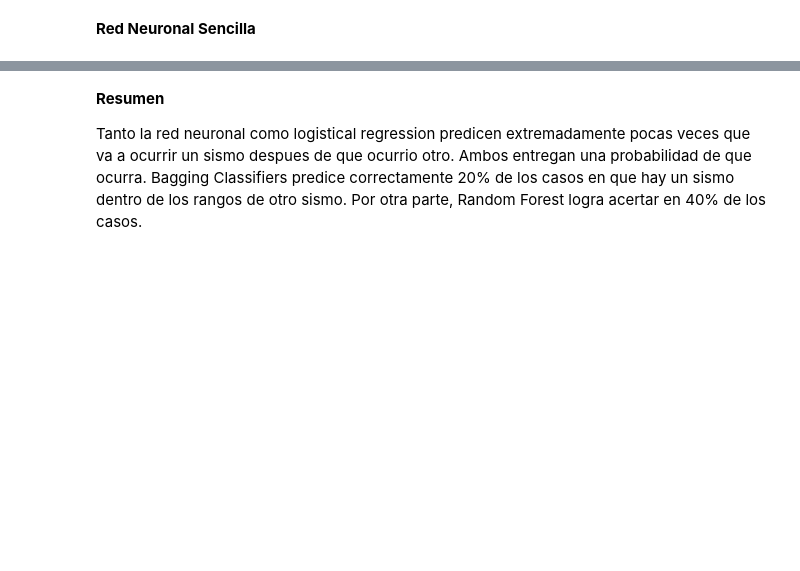
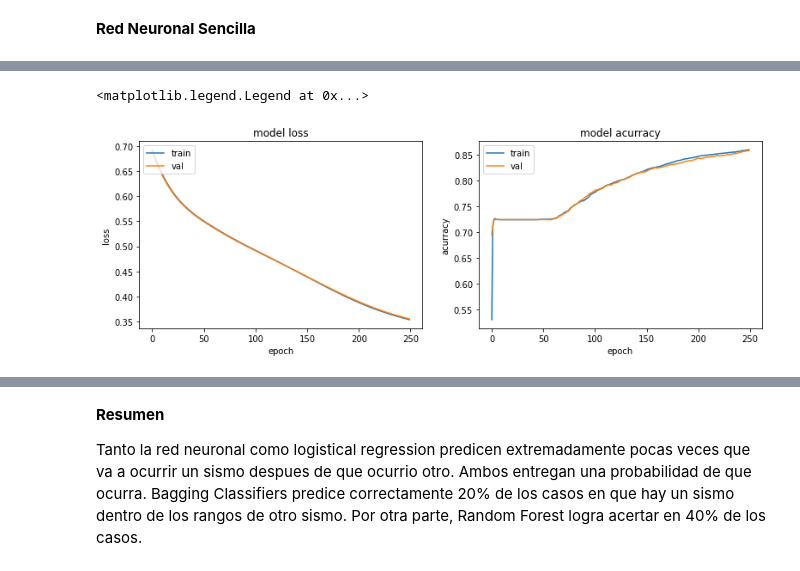
Before and after one commit to s-manterola/Earthquake, a Jupyter notebook: Earthquake.ipynb, the cells around one changed output, grey strips where cells are left out. Cells and saved outputs as stored; diff of their text form; code cells hidden in the pictures; blank space fills up the shorter version.

```diff
--- a/Earthquake.ipynb
+++ b/Earthquake.ipynb
@@ -326,7 +355,10 @@ weighted avg       0.72      0.74      0.65      4683
 # %%
 scaler = StandardScaler()
 
-X = pd.DataFrame(scaler.fit_transform(df.drop(['Replicas', 'Date', 'Time', 'DateTime'], axis = 1)))
+X = pd.DataFrame(df.drop(['Replicas', 'Date', 'Time', 'DateTime'], axis = 1))
+y = df['Replicas']
+
+X = scaler.fit_transform(X)
 # %%
 X_train, X_test, y_train, y_test = train_test_split(X, y, test_size=0.2, random_state=42)
 # %%
@@ -398,2 +435,23 @@ Accuracy: 0.7202647924423218
+# %%
+fig = plt.figure(figsize = (13,4))
+ax1 = fig.add_subplot(1,2,1)
+
+ax1.plot(history.history['loss'])
+ax1.plot(history.history['val_loss'])
+ax1.set_title('model loss')
+ax1.set_ylabel('loss')
+ax1.set_xlabel('epoch')
+ax1.legend(['train', 'val'], loc='upper left')
+
+ax2 = fig.add_subplot(1,2,2)
+ax2.plot(history.history['accuracy'])
+ax2.plot(history.history['val_accuracy'])
+ax2.set_title('model acurracy')
+ax2.set_ylabel('acurracy')
+ax2.set_xlabel('epoch')
+ax2.legend(['train', 'val'], loc='upper left')
+# %% [output]
+<matplotlib.legend.Legend at 0x...>
+[figure, added]
 # %%
 pro_pre = model.predict(X_test)
```
Also changed, not shown: parts of 18 cells of this notebook.
